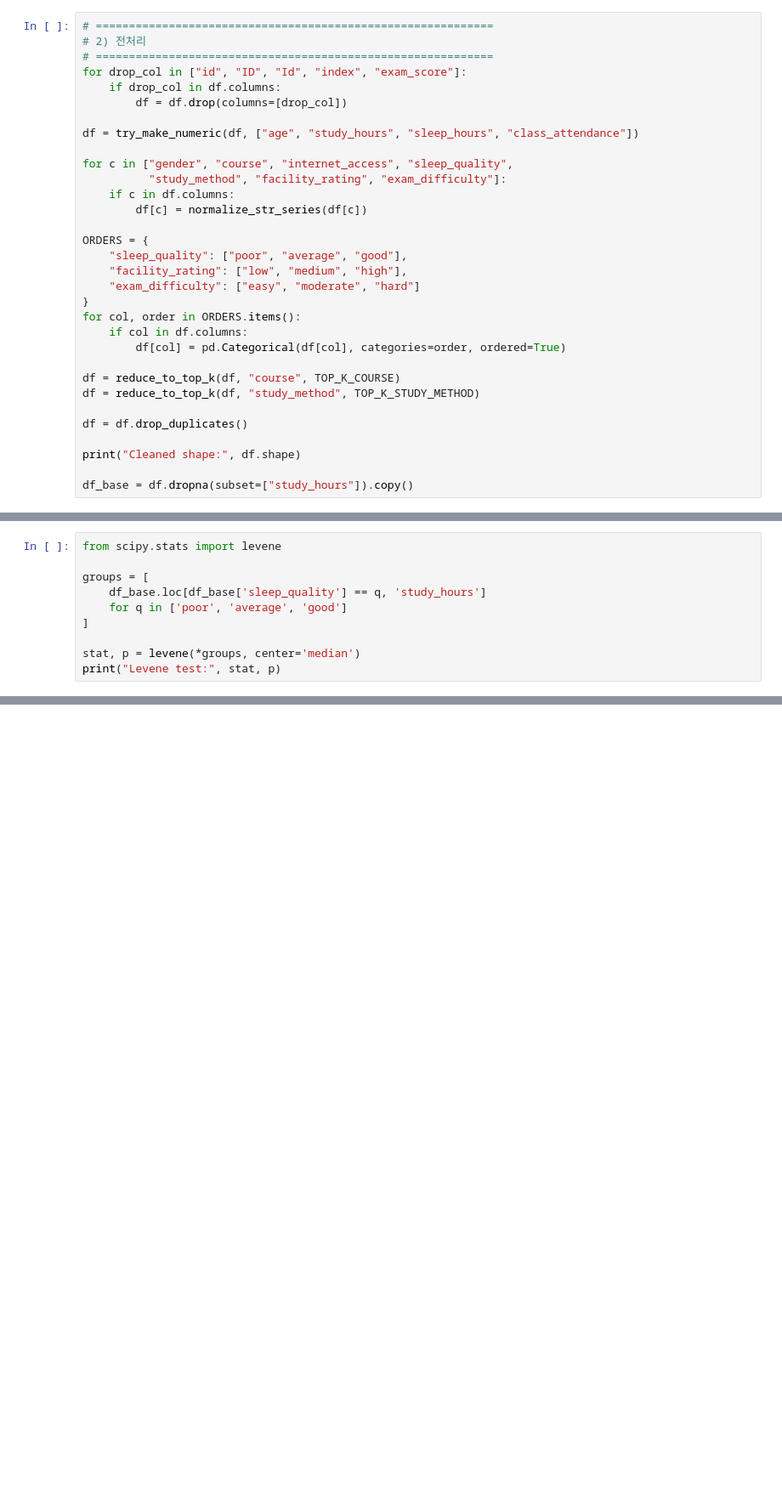
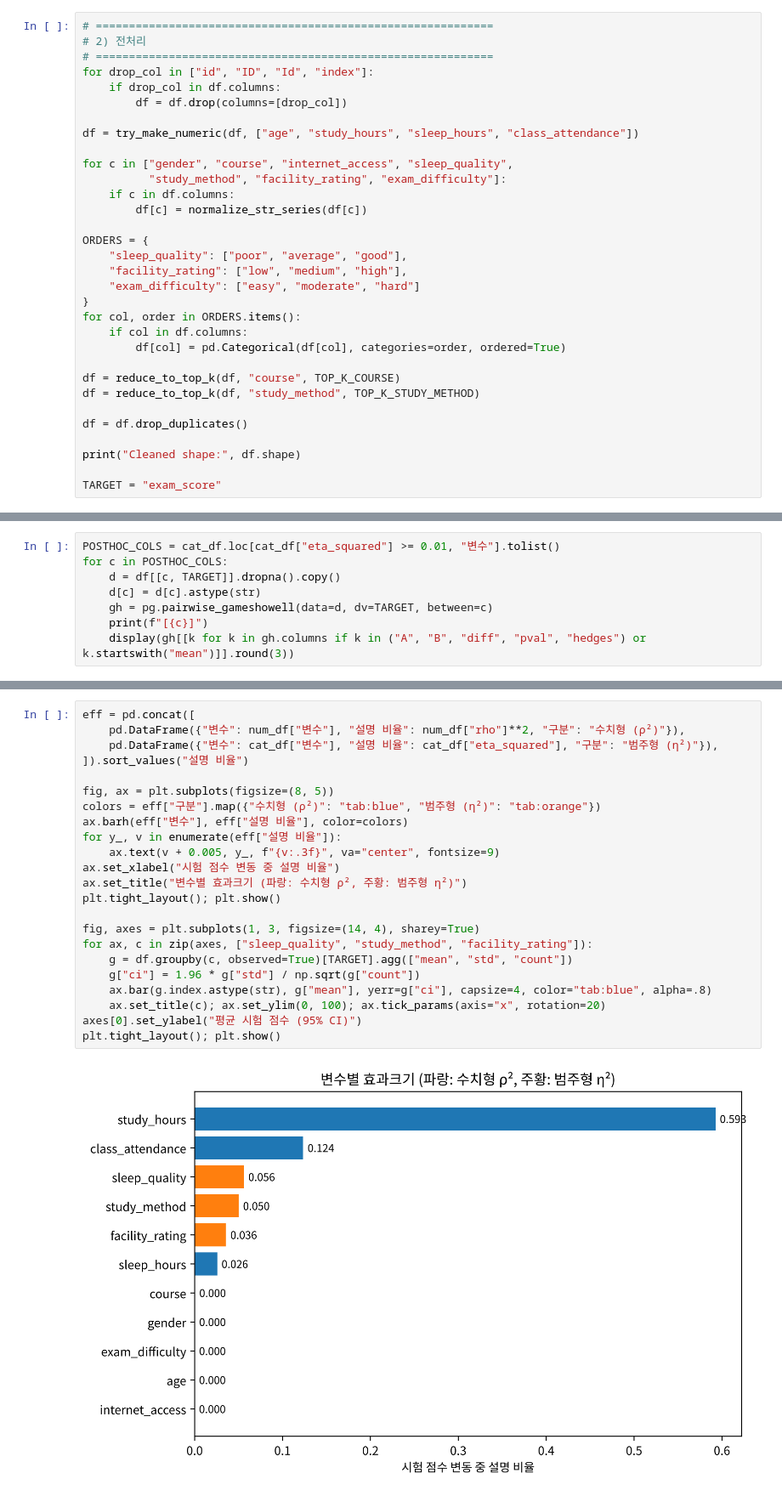
Before and after one commit to ikhyun00/Kaggle-Student-Score-Predict, a Jupyter notebook: Kaggle_시험점수예측_메인.ipynb, the cells around one changed output, grey strips where cells are left out. Shown at 85% size. Drawn from its saved outputs; the diff is of its cells as text; blank space fills up the shorter version.

```diff
--- a/Kaggle_시험점수예측_메인.ipynb
+++ b/Kaggle_시험점수예측_메인.ipynb
@@ -93,7 +91,7 @@ def omega_squared(aov, effect):
 # ============================================================
 # 2) 전처리
 # ============================================================
-for drop_col in ["id", "ID", "Id", "index", "exam_score"]:
+for drop_col in ["id", "ID", "Id", "index"]:
     if drop_col in df.columns:
         df = df.drop(columns=[drop_col])
 
@@ -120,5 +118,5 @@ df = df.drop_duplicates()
 
 print("Cleaned shape:", df.shape)
 
-df_base = df.dropna(subset=["study_hours"]).copy()
+TARGET = "exam_score"
 # %% [output]
@@ -537,10 +123,0 @@ average   poor   -0.598 0.0293 -1.1483 -0.0478   True
-# %%
-from scipy.stats import levene
-
-groups = [
-    df_base.loc[df_base['sleep_quality'] == q, 'study_hours']
-    for q in ['poor', 'average', 'good']
-]
-
-stat, p = levene(*groups, center='median')
-print("Levene test:", stat, p)
@@ -1213,0 +212,8 @@ group1 group2 meandiff p-adj   lower   upper  reject
+# %%
+POSTHOC_COLS = cat_df.loc[cat_df["eta_squared"] >= 0.01, "변수"].tolist()
+for c in POSTHOC_COLS:
+    d = df[[c, TARGET]].dropna().copy()
+    d[c] = d[c].astype(str)
+    gh = pg.pairwise_gameshowell(data=d, dv=TARGET, between=c)
+    print(f"[{c}]")
+    display(gh[[k for k in gh.columns if k in ("A", "B", "diff", "pval", "hedges") or k.startswith("mean")]].round(3))
@@ -1213,0 +247,25 @@ group1 group2 meandiff p-adj   lower   upper  reject
+# %%
+eff = pd.concat([
+    pd.DataFrame({"변수": num_df["변수"], "설명 비율": num_df["rho"]**2, "구분": "수치형 (ρ²)"}),
+    pd.DataFrame({"변수": cat_df["변수"], "설명 비율": cat_df["eta_squared"], "구분": "범주형 (η²)"}),
+]).sort_values("설명 비율")
+
+fig, ax = plt.subplots(figsize=(8, 5))
+colors = eff["구분"].map({"수치형 (ρ²)": "tab:blue", "범주형 (η²)": "tab:orange"})
+ax.barh(eff["변수"], eff["설명 비율"], color=colors)
+for y_, v in enumerate(eff["설명 비율"]):
+    ax.text(v + 0.005, y_, f"{v:.3f}", va="center", fontsize=9)
+ax.set_xlabel("시험 점수 변동 중 설명 비율")
+ax.set_title("변수별 효과크기 (파랑: 수치형 ρ², 주황: 범주형 η²)")
+plt.tight_layout(); plt.show()
+
+fig, axes = plt.subplots(1, 3, figsize=(14, 4), sharey=True)
+for ax, c in zip(axes, ["sleep_quality", "study_method", "facility_rating"]):
+    g = df.groupby(c, observed=True)[TARGET].agg(["mean", "std", "count"])
+    g["ci"] = 1.96 * g["std"] / np.sqrt(g["count"])
+    ax.bar(g.index.astype(str), g["mean"], yerr=g["ci"], capsize=4, color="tab:blue", alpha=.8)
+    ax.set_title(c); ax.set_ylim(0, 100); ax.tick_params(axis="x", rotation=20)
+axes[0].set_ylabel("평균 시험 점수 (95% CI)")
+plt.tight_layout(); plt.show()
+# %% [output]
+[figure, added]
```
Also changed, not shown: parts of 30 cells of this notebook, 2 other files.
